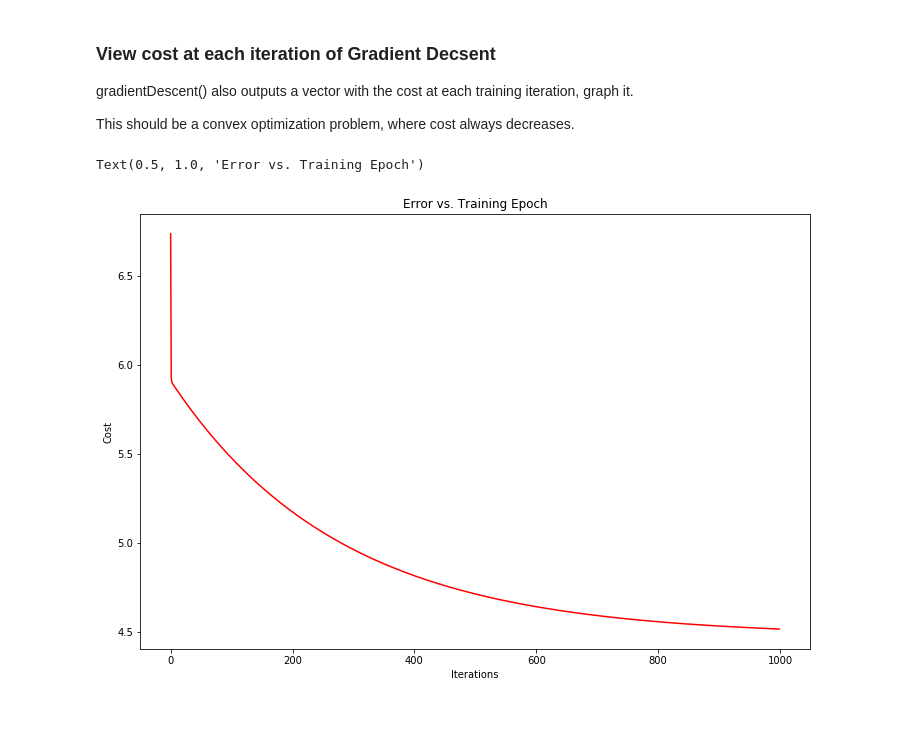
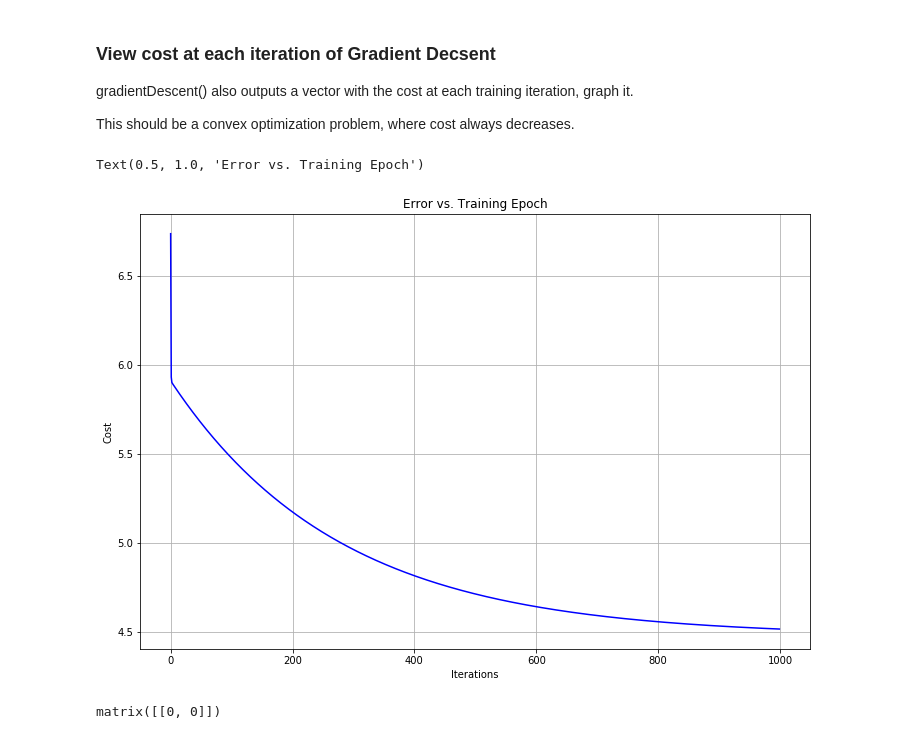
Before and after one commit to jhselvik/machine-learning-coursera, a Jupyter notebook: linear-regression/Linear-Regression.ipynb, the cells around one changed output. Cells and saved outputs as stored; diff of their text form; code cells hidden in the pictures.

```diff
--- a/linear-regression/Linear-Regression.ipynb
+++ b/linear-regression/Linear-Regression.ipynb
@@ -109,7 +112,7 @@ def computeCost(X, y, theta):
 
     :param numpy.matrixlib.defmatrix.matrix X: np matrix of training data
     :param numpy.matrixlib.defmatrix.matrix y: np matrix of target values
-    :param numpy.matrixlib.defmatrix.matrix theta: np matrix of parameter values
+    :param numpy.ndarray theta: np matrix of parameter values
 
     :rtype: numpy.float64
     :return: Total cost of theta values on training data
@@ -223,10 +223,15 @@ gradientDescent() also outputs a vector with the cost at each training iteration
 This should be a convex optimization problem, where cost always decreases.
 # %%
 fig, ax = plt.subplots(figsize=(12, 8))
-ax.plot(np.arange(iters), cost, 'r')
+ax.grid(True)
+ax.plot(np.arange(iters), cost, 'b')
 ax.set_xlabel('Iterations')
 ax.set_ylabel('Cost')
 ax.set_title('Error vs. Training Epoch')
 # %% [output]
 Text(0.5, 1.0, 'Error vs. Training Epoch')
-[figure, old version]
+[figure, new version]
+# %%
+theta
+# %% [output]
+matrix([[0, 0]])
```
Also changed, not shown: parts of 5 cells of this notebook, 1 other file.
